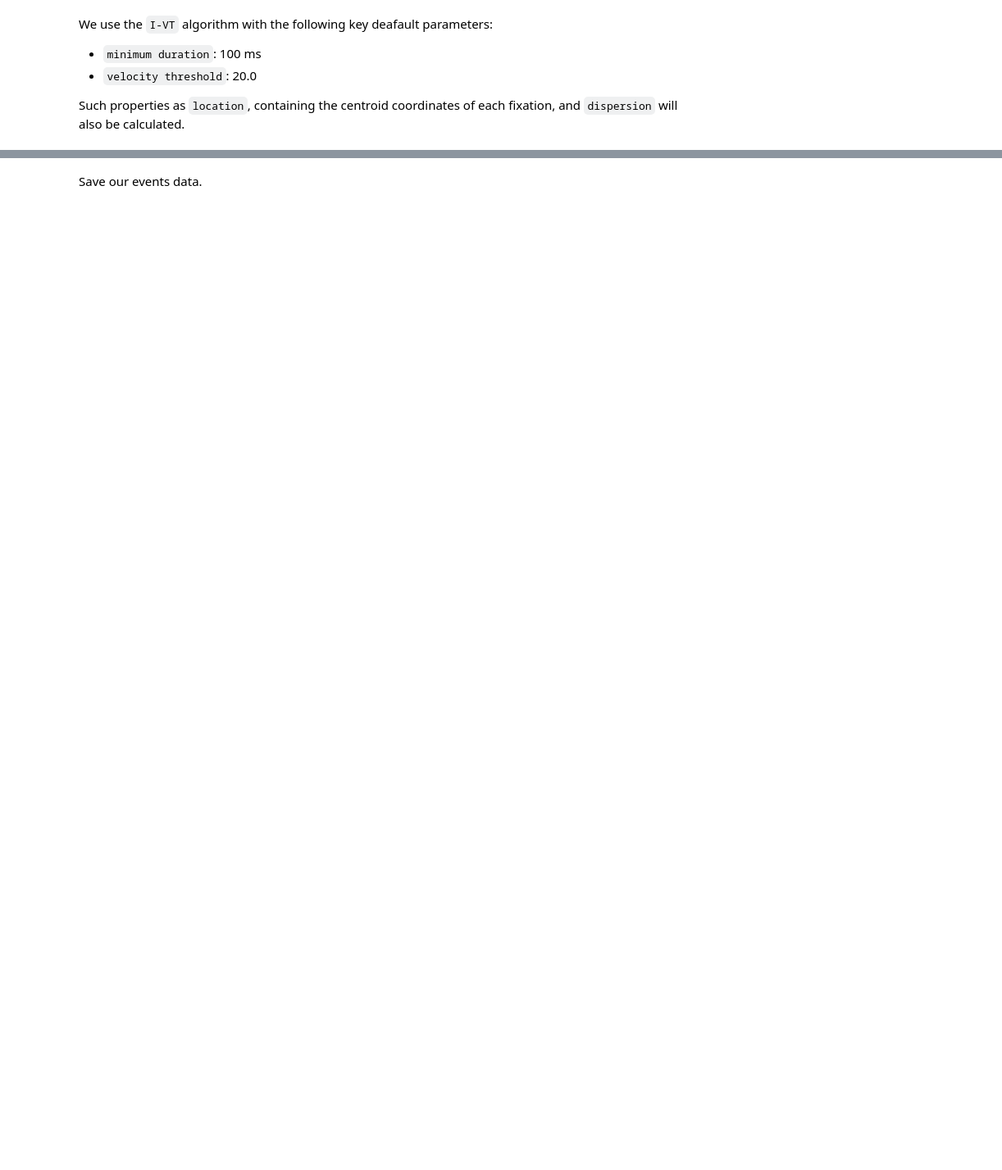
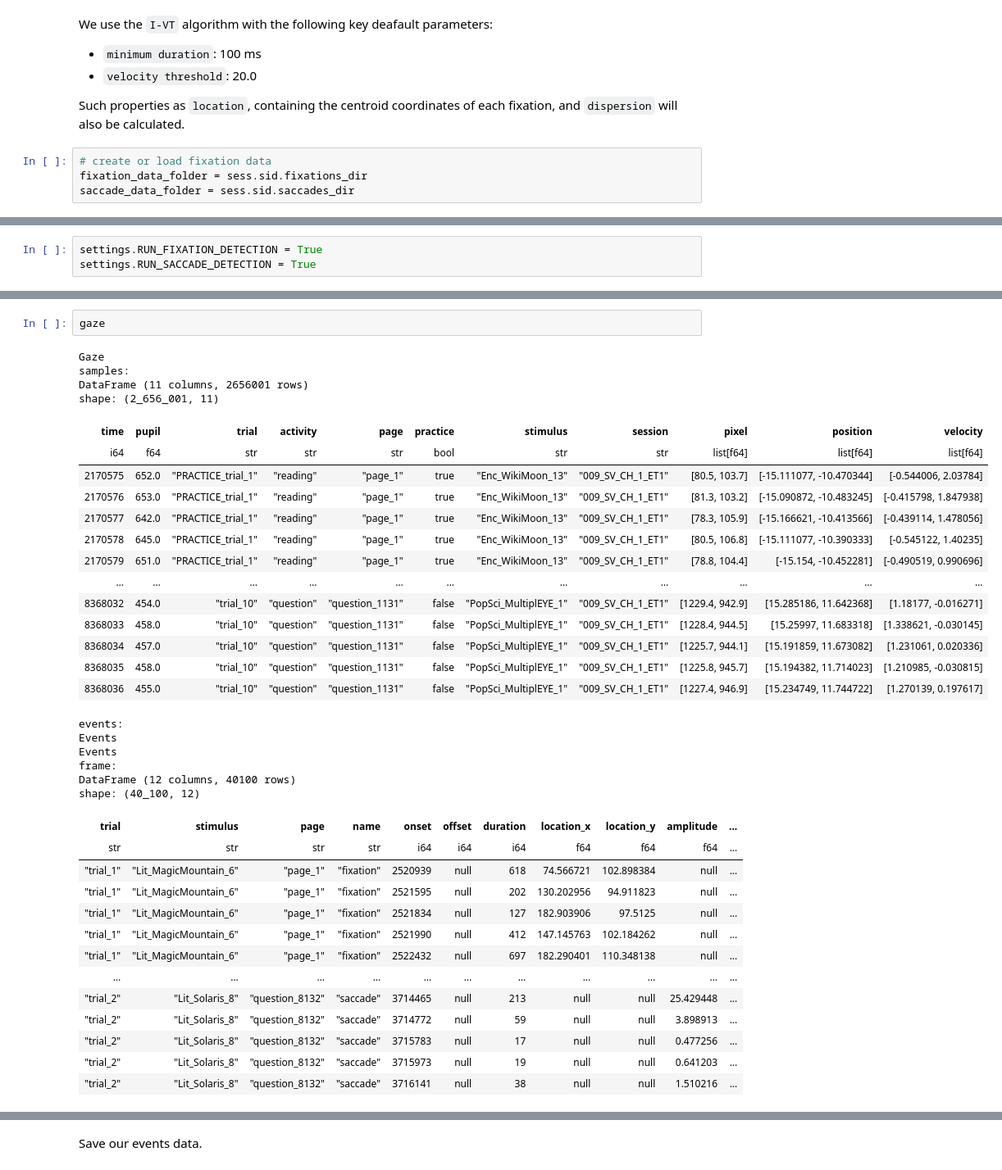
Before and after one commit to MultiplEYE-COST/multipleye-preprocessing, a Jupyter notebook: development.ipynb, the cells around one changed output, grey strips where cells are left out. Shown at 82% size. Saved outputs shown, nothing was run; the diff lists cells and outputs as text; blank space fills up the shorter version.

```diff
--- a/development.ipynb
+++ b/development.ipynb
@@ -331,3 +341,7 @@ We use the `I-VT` algorithm with the following key deafault parameters:
 - `velocity threshold`: 20.0
 
 Such properties as `location`, containing the centroid coordinates of each fixation, and `dispersion` will also be calculated.
+# %%
+# create or load fixation data
+fixation_data_folder = sess.sid.fixations_dir
+saccade_data_folder = sess.sid.saccades_dir
@@ -333,0 +352,3 @@ Such properties as `location`, containing the centroid coordinates of each fixat
+# %%
+settings.RUN_FIXATION_DETECTION = True
+settings.RUN_SACCADE_DETECTION = True
@@ -333,0 +461,39 @@ Such properties as `location`, containing the centroid coordinates of each fixat
+# %%
+gaze
+# %% [output]
+Gaze
+samples:
+DataFrame (11 columns, 2656001 rows)
+shape: (2_656_001, 11)
+| time | pupil | trial | activity | page | practice | stimulus | session | pixel | position | velocity |
+| i64 | f64 | str | str | str | bool | str | str | list[f64] | list[f64] | list[f64] |
+| 2170575 | 652.0 | "PRACTICE_trial_1" | "reading" | "page_1" | true | "Enc_WikiMoon_13" | "009_SV_CH_1_ET1" | [80.5, 103.7] | [-15.111077, -10.470344] | [-0.544006, 2.03784] |
+| 2170576 | 653.0 | "PRACTICE_trial_1" | "reading" | "page_1" | true | "Enc_WikiMoon_13" | "009_SV_CH_1_ET1" | [81.3, 103.2] | [-15.090872, -10.483245] | [-0.415798, 1.847938] |
+| 2170577 | 642.0 | "PRACTICE_trial_1" | "reading" | "page_1" | true | "Enc_WikiMoon_13" | "009_SV_CH_1_ET1" | [78.3, 105.9] | [-15.166621, -10.413566] | [-0.439114, 1.478056] |
+| 2170578 | 645.0 | "PRACTICE_trial_1" | "reading" | "page_1" | true | "Enc_WikiMoon_13" | "009_SV_CH_1_ET1" | [80.5, 106.8] | [-15.111077, -10.390333] | [-0.545122, 1.40235] |
+| 2170579 | 651.0 | "PRACTICE_trial_1" | "reading" | "page_1" | true | "Enc_WikiMoon_13" | "009_SV_CH_1_ET1" | [78.8, 104.4] | [-15.154, -10.452281] | [-0.490519, 0.990696] |
+| … | … | … | … | … | … | … | … | … | … | … |
+| 8368032 | 454.0 | "trial_10" | "question" | "question_1131" | false | "PopSci_MultiplEYE_1" | "009_SV_CH_1_ET1" | [1229.4, 942.9] | [15.285186, 11.642368] | [1.18177, -0.016271] |
+| 8368033 | 458.0 | "trial_10" | "question" | "question_1131" | false | "PopSci_MultiplEYE_1" | "009_SV_CH_1_ET1" | [1228.4, 944.5] | [15.25997, 11.683318] | [1.338621, -0.030145] |
+| 8368034 | 457.0 | "trial_10" | "question" | "question_1131" | false | "PopSci_MultiplEYE_1" | "009_SV_CH_1_ET1" | [1225.7, 944.1] | [15.191859, 11.673082] | [1.231061, 0.020336] |
+| 8368035 | 458.0 | "trial_10" | "question" | "question_1131" | false | "PopSci_MultiplEYE_1" | "009_SV_CH_1_ET1" | [1225.8, 945.7] | [15.194382, 11.714023] | [1.210985, -0.030815] |
+| 8368036 | 455.0 | "trial_10" | "question" | "question_1131" | false | "PopSci_MultiplEYE_1" | "009_SV_CH_1_ET1" | [1227.4, 946.9] | [15.234749, 11.744722] | [1.270139, 0.197617] |
+events:
+Events
+Events
+frame:
+DataFrame (12 columns, 40100 rows)
+shape: (40_100, 12)
+| trial | stimulus | page | name | onset | offset | duration | location_x | location_y | amplitude | ... |
+| str | str | str | str | i64 | i64 | i64 | f64 | f64 | f64 | ... |
+| "trial_1" | "Lit_MagicMountain_6" | "page_1" | "fixation" | 2520939 | null | 618 | 74.566721 | 102.898384 | null | ... |
+| "trial_1" | "Lit_MagicMountain_6" | "page_1" | "fixation" | 2521595 | null | 202 | 130.202956 | 94.911823 | null | ... |
+| "trial_1" | "Lit_MagicMountain_6" | "page_1" | "fixation" | 2521834 | null | 127 | 182.903906 | 97.5125 | null | ... |
+| "trial_1" | "Lit_MagicMountain_6" | "page_1" | "fixation" | 2521990 | null | 412 | 147.145763 | 102.184262 | null | ... |
+| "trial_1" | "Lit_MagicMountain_6" | "page_1" | "fixation" | 2522432 | null | 697 | 182.290401 | 110.348138 | null | ... |
+| … | … | … | … | … | … | … | … | … | … | ... |
+| "trial_2" | "Lit_Solaris_8" | "question_8132" | "saccade" | 3714465 | null | 213 | null | null | 25.429448 | ... |
+| "trial_2" | "Lit_Solaris_8" | "question_8132" | "saccade" | 3714772 | null | 59 | null | null | 3.898913 | ... |
+| "trial_2" | "Lit_Solaris_8" | "question_8132" | "saccade" | 3715783 | null | 17 | null | null | 0.477256 | ... |
+| "trial_2" | "Lit_Solaris_8" | "question_8132" | "saccade" | 3715973 | null | 19 | null | null | 0.641203 | ... |
+| "trial_2" | "Lit_Solaris_8" | "question_8132" | "saccade" | 3716141 | null | 38 | null | null | 1.510216 | ... |
```
Also changed, not shown: parts of 11 cells of this notebook, 1 other file.
